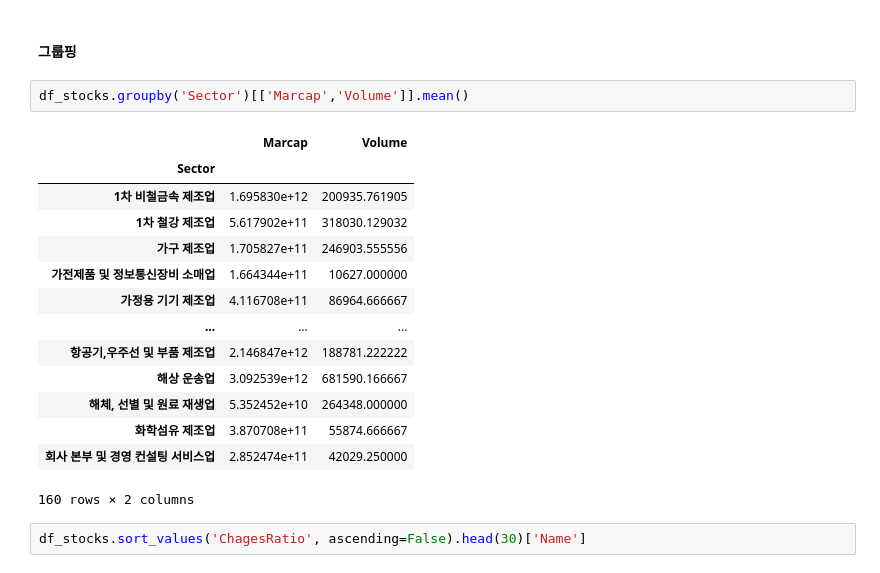
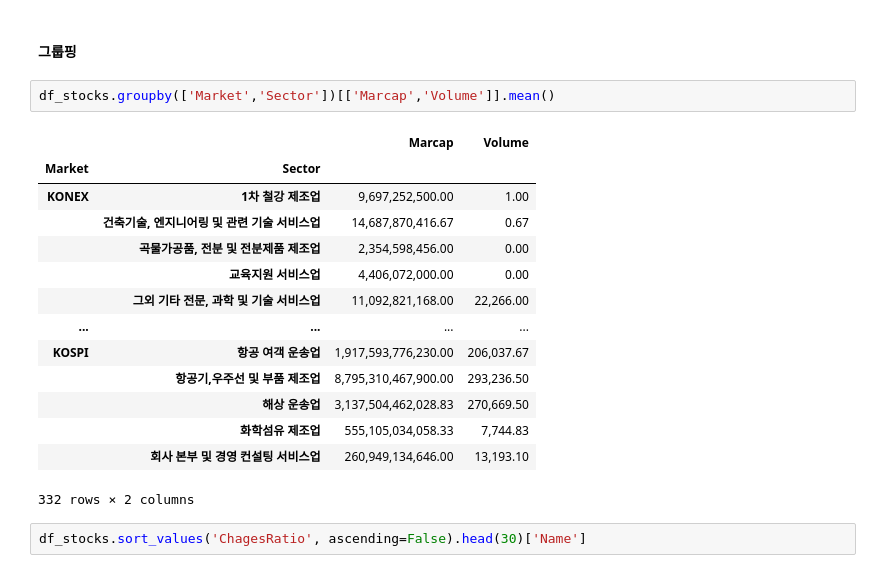
Before and after one commit to june2598/pythonstudy, a Jupyter notebook: stock/stock_analysis_2(query).ipynb, the cells around one changed output. Cells and saved outputs as stored; diff of their text form.

```diff
--- a/stock/stock_analysis_2(query).ipynb
+++ b/stock/stock_analysis_2(query).ipynb
@@ -97,22 +108,22 @@ df_bottom_30_increse['Sector'].value_counts()
 # %% [markdown]
 #### 그룹핑
 # %%
-df_stocks.groupby('Sector')[['Marcap','Volume']].mean()
+df_stocks.groupby(['Market','Sector'])[['Marcap','Volume']].mean()
 # %% [output]
-|  | Marcap | Volume |
-| Sector |  |  |
-| 1차 비철금속 제조업 | 1.695830e+12 | 200935.761905 |
-| 1차 철강 제조업 | 5.617902e+11 | 318030.129032 |
-| 가구 제조업 | 1.705827e+11 | 246903.555556 |
-| 가전제품 및 정보통신장비 소매업 | 1.664344e+11 | 10627.000000 |
-| 가정용 기기 제조업 | 4.116708e+11 | 86964.666667 |
-| ... | ... | ... |
-| 항공기,우주선 및 부품 제조업 | 2.146847e+12 | 188781.222222 |
-| 해상 운송업 | 3.092539e+12 | 681590.166667 |
-| 해체, 선별 및 원료 재생업 | 5.352452e+10 | 264348.000000 |
-| 화학섬유 제조업 | 3.870708e+11 | 55874.666667 |
-| 회사 본부 및 경영 컨설팅 서비스업 | 2.852474e+11 | 42029.250000 |
+|  |  | Marcap | Volume |
+| Market | Sector |  |  |
+| KONEX | 1차 철강 제조업 | 9,697,252,500.00 | 1.00 |
+|  | 건축기술, 엔지니어링 및 관련 기술 서비스업 | 14,687,870,416.67 | 0.67 |
+|  | 곡물가공품, 전분 및 전분제품 제조업 | 2,354,598,456.00 | 0.00 |
+|  | 교육지원 서비스업 | 4,406,072,000.00 | 0.00 |
+|  | 그외 기타 전문, 과학 및 기술 서비스업 | 11,092,821,168.00 | 22,266.00 |
+| ... | ... | ... | ... |
+| KOSPI | 항공 여객 운송업 | 1,917,593,776,230.00 | 206,037.67 |
+|  | 항공기,우주선 및 부품 제조업 | 8,795,310,467,900.00 | 293,236.50 |
+|  | 해상 운송업 | 3,137,504,462,028.83 | 270,669.50 |
+|  | 화학섬유 제조업 | 555,105,034,058.33 | 7,744.83 |
+|  | 회사 본부 및 경영 컨설팅 서비스업 | 260,949,134,646.00 | 13,193.10 |
-160 rows × 2 columns
+332 rows × 2 columns
 # %%
 df_stocks.sort_values('ChagesRatio', ascending=False).head(30)['Name']
 # %%
```
Also changed, not shown: parts of 9 cells of this notebook, 9 other files.
